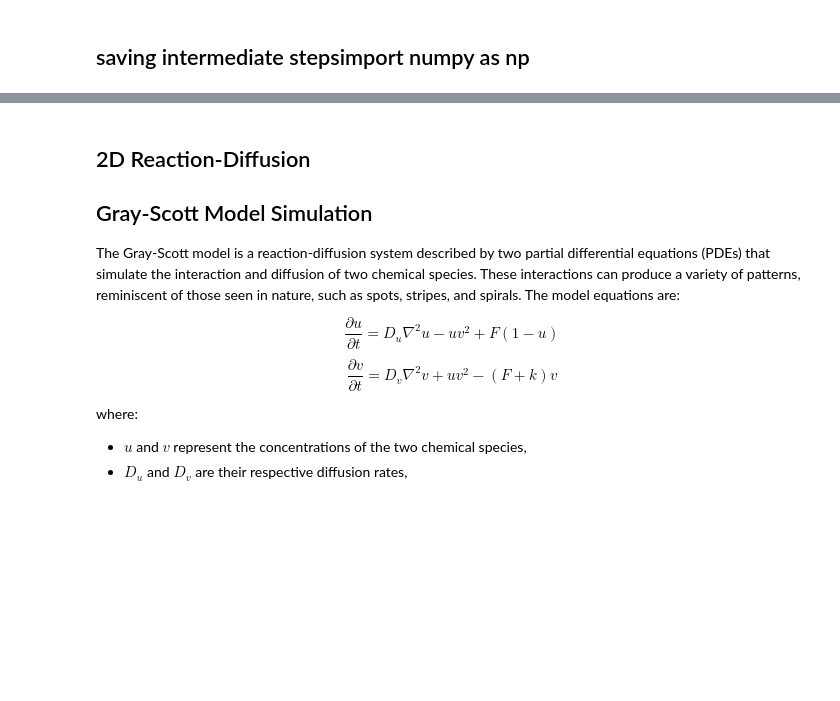
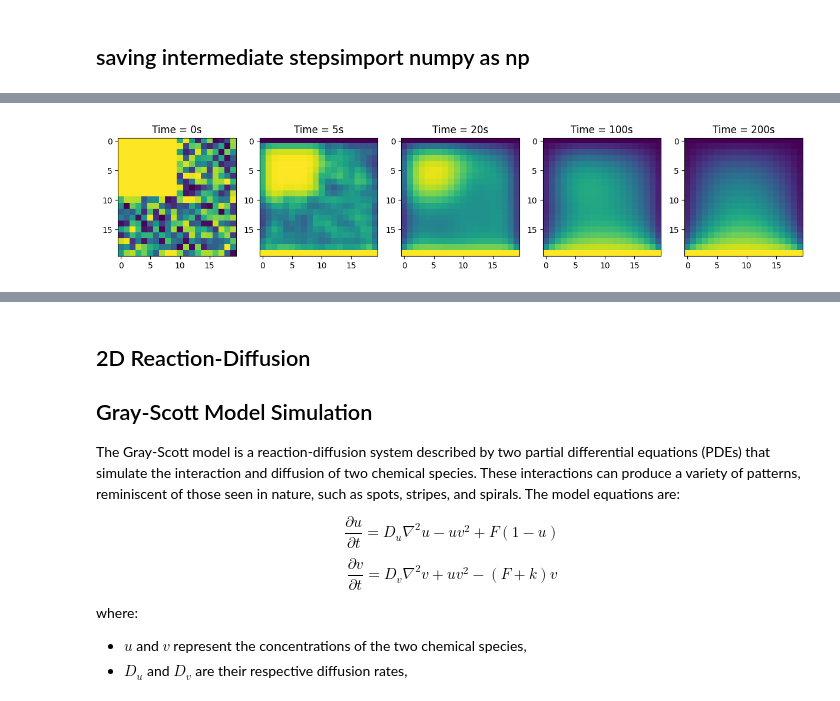
Before and after one commit to eagmon/notebook_tests, a Jupyter notebook: sim_study_guide_pdes.ipynb, the cells around one changed output, grey strips where cells are left out. Saved outputs shown, nothing was run; the diff lists cells and outputs as text; code cells hidden in the pictures; blank space fills up the shorter version.

```diff
--- a/sim_study_guide_pdes.ipynb
+++ b/sim_study_guide_pdes.ipynb
@@ -154,0 +248,6 @@ plt.show()
+# %%
+solution_gradient = diffusion_2d_gradient_boundary(initial_state, D, 200, 0.1, mode='constant', cval=0)
+
+plot_solution(solution_gradient, [0, 5, 20, 100, 200])
+# %% [output]
+[figure, added]
```
Also changed, not shown: parts of 13 cells of this notebook, 1 other file.
